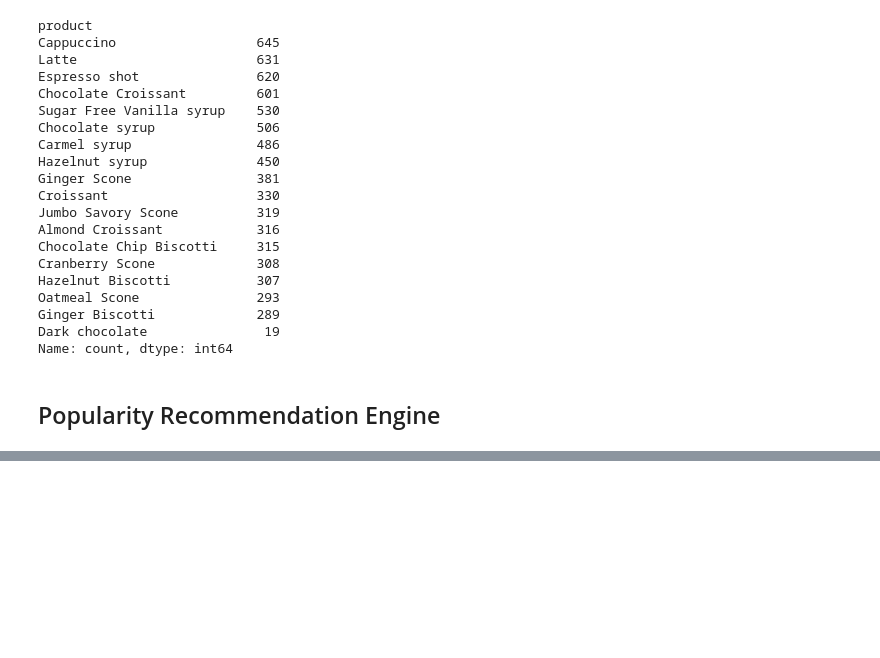
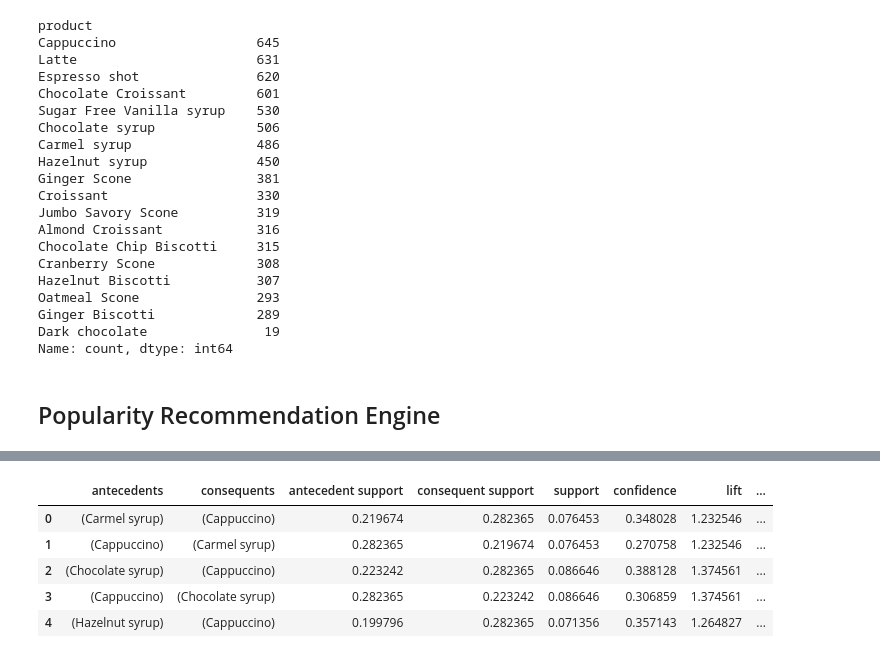
Before and after one commit to jccabarlo/coffee_shop_chatbot, a Jupyter notebook: python_code/recommendation_engine_training.ipynb, the cells around one changed output, grey strips where cells are left out. Drawn from its saved outputs; the diff is of its cells as text; code cells hidden in the pictures; blank space fills up the shorter version.

```diff
--- a/python_code/recommendation_engine_training.ipynb
+++ b/python_code/recommendation_engine_training.ipynb
@@ -195,0 +260,10 @@ popularity_recommendation.to_csv('api/recommendation_objects/popularity_recommen
+# %%
+rules_basket = association_rules(frequent_items, metric = "lift", min_threshold = 1)
+rules_basket.head()
+# %% [output]
+|  | antecedents | consequents | antecedent support | consequent support | support | confidence | lift | ... |
+| 0 | (Carmel syrup) | (Cappuccino) | 0.219674 | 0.282365 | 0.076453 | 0.348028 | 1.232546 | ... |
+| 1 | (Cappuccino) | (Carmel syrup) | 0.282365 | 0.219674 | 0.076453 | 0.270758 | 1.232546 | ... |
+| 2 | (Chocolate syrup) | (Cappuccino) | 0.223242 | 0.282365 | 0.086646 | 0.388128 | 1.374561 | ... |
+| 3 | (Cappuccino) | (Chocolate syrup) | 0.282365 | 0.223242 | 0.086646 | 0.306859 | 1.374561 | ... |
+| 4 | (Hazelnut syrup) | (Cappuccino) | 0.199796 | 0.282365 | 0.071356 | 0.357143 | 1.264827 | ... |
```
Also changed, not shown: parts of 12 cells of this notebook, 1 other file.
